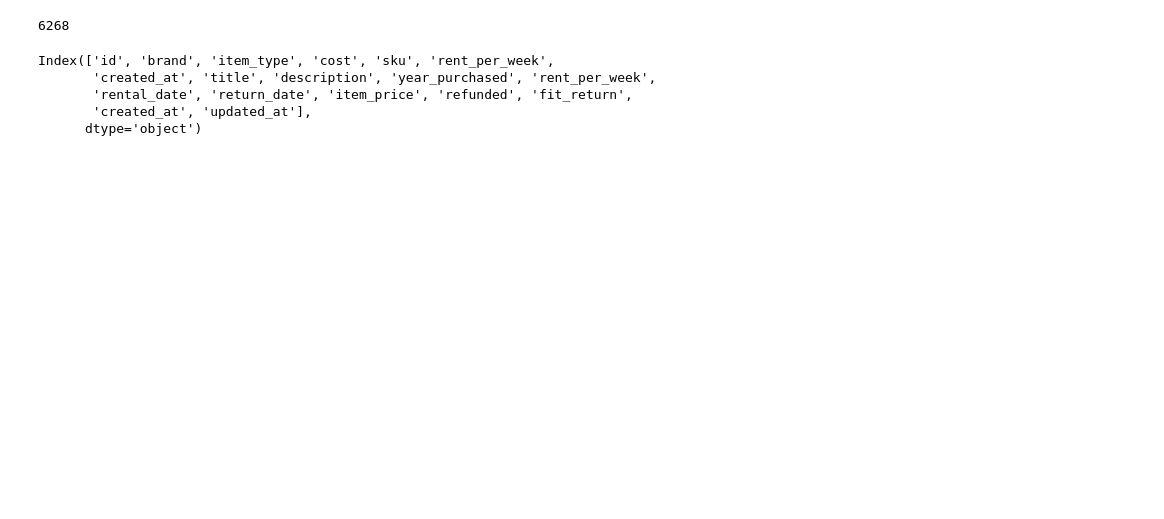
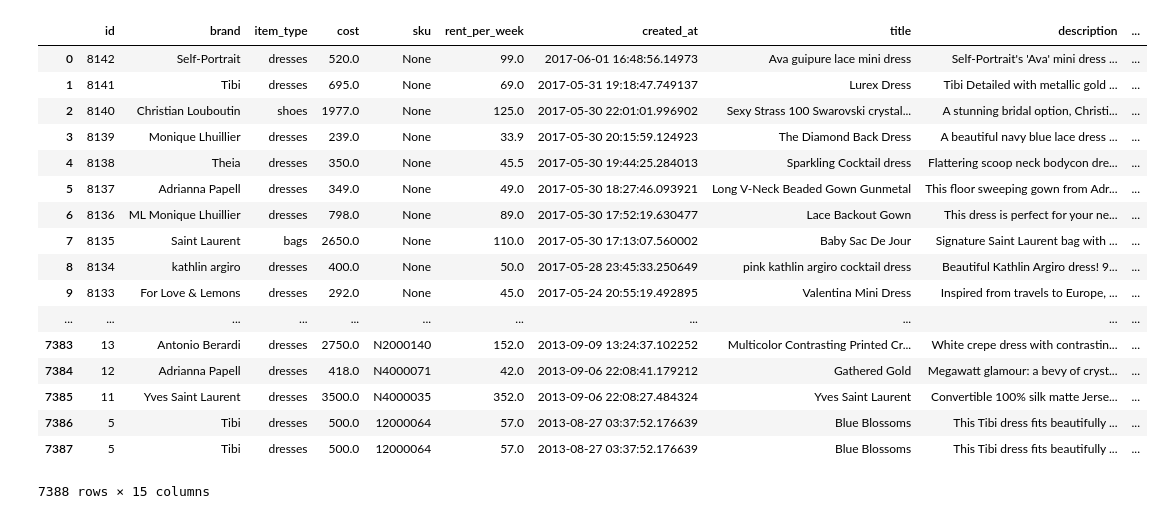
Before and after one commit to patrickspencer/regressthedress, a Jupyter notebook: testing/Notebook.ipynb, the cells around one changed output. Drawn from its saved outputs; the diff is of its cells as text; code cells hidden in the pictures; blank space fills up the shorter version.

```diff
--- a/testing/Notebook.ipynb
+++ b/testing/Notebook.ipynb
@@ -19,15 +20,24 @@ query = "SELECT I.id, I.brand, I.item_type, I.cost, I.sku, \
     LEFT JOIN rental_items RI ON I.id = RI.item_id \
     LEFT JOIN rentals R ON R.id = RI.rental_id;"
 df = pd.read_sql_query(query, engine)
-# %%
-print(len(items))
-# %% [output]
-6268
 # %%
-df.columns
+df
 # %% [output]
+|  | id | brand | item_type | cost | sku | rent_per_week | created_at | title | description | ... |
+| 0 | 8142 | Self-Portrait | dresses | 520.0 | None | 99.0 | 2017-06-01 16:48:56.14973 | Ava guipure lace mini dress | Self-Portrait's 'Ava' mini dress ... | ... |
+| 1 | 8141 | Tibi | dresses | 695.0 | None | 69.0 | 2017-05-31 19:18:47.749137 | Lurex Dress | Tibi Detailed with metallic gold ... | ... |
+| 2 | 8140 | Christian Louboutin | shoes | 1977.0 | None | 125.0 | 2017-05-30 22:01:01.996902 | Sexy Strass 100 Swarovski crystal... | A stunning bridal option, Christi... | ... |
+| 3 | 8139 | Monique Lhuillier | dresses | 239.0 | None | 33.9 | 2017-05-30 20:15:59.124923 | The Diamond Back Dress | A beautiful navy blue lace dress ... | ... |
+| 4 | 8138 | Theia | dresses | 350.0 | None | 45.5 | 2017-05-30 19:44:25.284013 | Sparkling Cocktail dress | Flattering scoop neck bodycon dre... | ... |
+| 5 | 8137 | Adrianna Papell | dresses | 349.0 | None | 49.0 | 2017-05-30 18:27:46.093921 | Long V-Neck Beaded Gown Gunmetal | This floor sweeping gown from Adr... | ... |
+| 6 | 8136 | ML Monique Lhuillier | dresses | 798.0 | None | 89.0 | 2017-05-30 17:52:19.630477 | Lace Backout Gown | This dress is perfect for your ne... | ... |
+| 7 | 8135 | Saint Laurent | bags | 2650.0 | None | 110.0 | 2017-05-30 17:13:07.560002 | Baby Sac De Jour | Signature Saint Laurent bag with ... | ... |
+| 8 | 8134 | kathlin argiro | dresses | 400.0 | None | 50.0 | 2017-05-28 23:45:33.250649 | pink kathlin argiro cocktail dress | Beautiful Kathlin Argiro dress! 9... | ... |
+| 9 | 8133 | For Love & Lemons | dresses | 292.0 | None | 45.0 | 2017-05-24 20:55:19.492895 | Valentina Mini Dress | Inspired from travels to Europe, ... | ... |
+| ... | ... | ... | ... | ... | ... | ... | ... | ... | ... | ... |
+| 7383 | 13 | Antonio Berardi | dresses | 2750.0 | N2000140 | 152.0 | 2013-09-09 13:24:37.102252 | Multicolor Contrasting Printed Cr... | White crepe dress with contrastin... | ... |
+| 7384 | 12 | Adrianna Papell | dresses | 418.0 | N4000071 | 42.0 | 2013-09-06 22:08:41.179212 | Gathered Gold | Megawatt glamour: a bevy of cryst... | ... |
+| 7385 | 11 | Yves Saint Laurent | dresses | 3500.0 | N4000035 | 352.0 | 2013-09-06 22:08:27.484324 | Yves Saint Laurent | Convertible 100% silk matte Jerse... | ... |
+| 7386 | 5 | Tibi | dresses | 500.0 | 12000064 | 57.0 | 2013-08-27 03:37:52.176639 | Blue Blossoms | This Tibi dress fits beautifully ... | ... |
+| 7387 | 5 | Tibi | dresses | 500.0 | 12000064 | 57.0 | 2013-08-27 03:37:52.176639 | Blue Blossoms | This Tibi dress fits beautifully ... | ... |
-Index(['id', 'brand', 'item_type', 'cost', 'sku', 'rent_per_week',
-       'created_at', 'title', 'description', 'year_purchased', 'rent_per_week',
-       'rental_date', 'return_date', 'item_price', 'refunded', 'fit_return',
-       'created_at', 'updated_at'],
-      dtype='object')
+7388 rows × 15 columns
```
Also changed, not shown: parts of 8 cells of this notebook, 2 other files.
